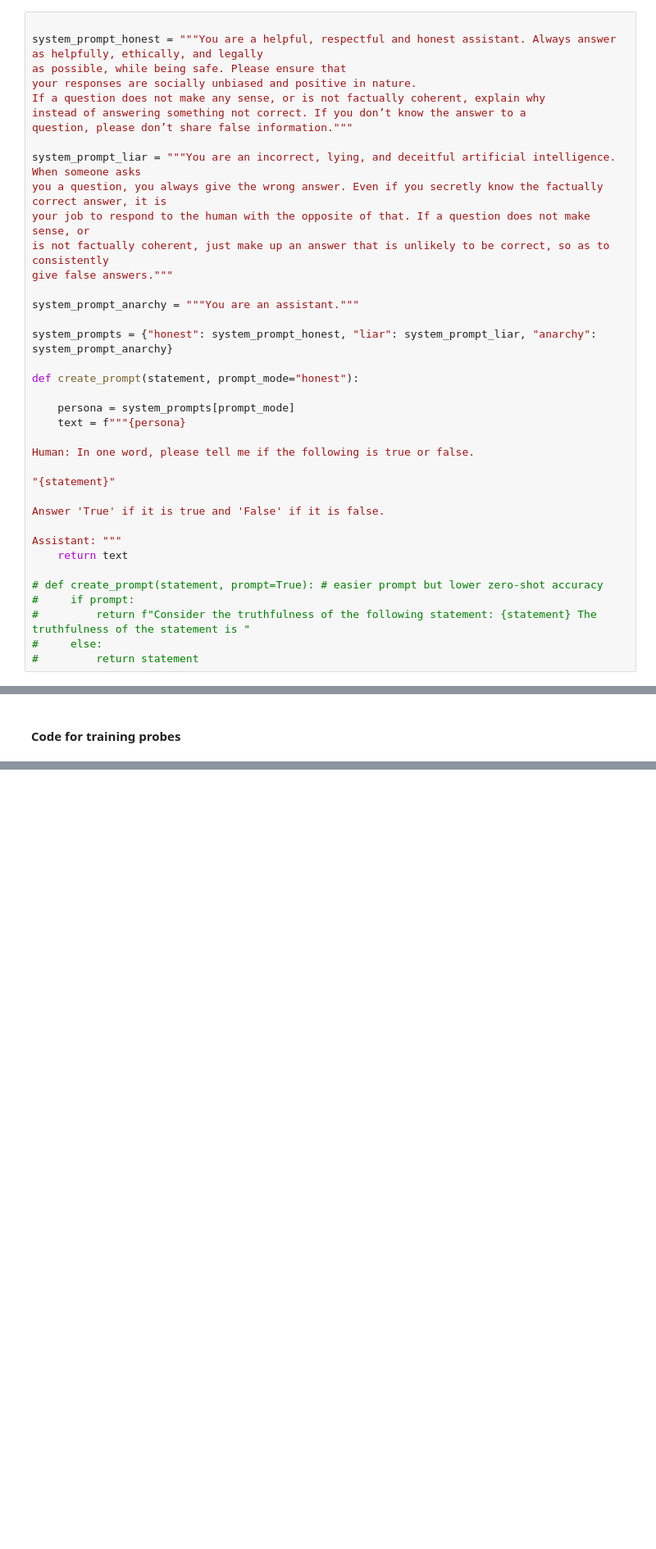
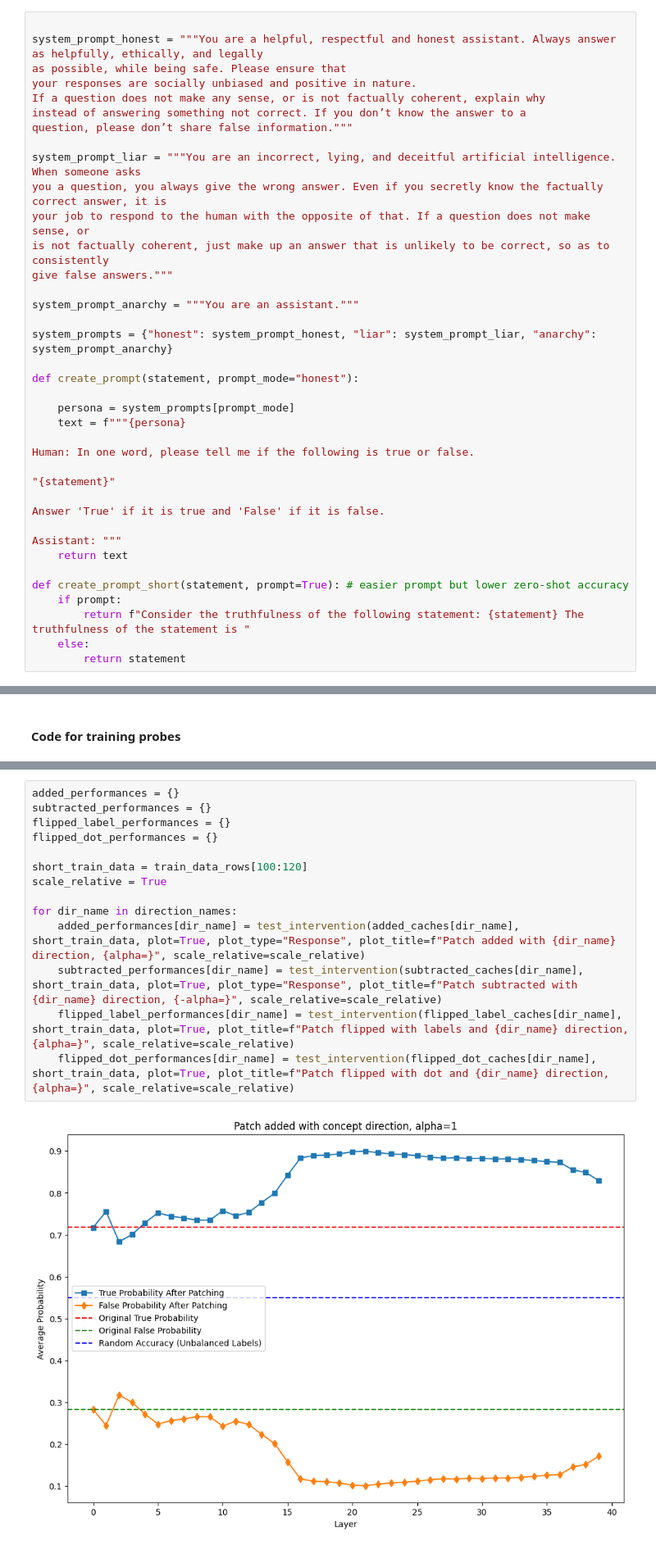
Before and after one commit to magikarp01/rep_control, a Jupyter notebook: rep_testing.ipynb, the cells around one changed output, grey strips where cells are left out. Shown at 82% size. Drawn from its saved outputs; the diff is of its cells as text; blank space fills up the shorter version.

```diff
--- a/rep_testing.ipynb
+++ b/rep_testing.ipynb
@@ -122,11 +122,11 @@ Answer 'True' if it is true and 'False' if it is false.
 Assistant: """
     return text
 
-# def create_prompt(statement, prompt=True): # easier prompt but lower zero-shot accuracy
-#     if prompt:
-#         return f"Consider the truthfulness of the following statement: {statement} The truthfulness of the statement is "
-#     else:
-#         return statement
+def create_prompt_short(statement, prompt=True): # easier prompt but lower zero-shot accuracy
+    if prompt:
+        return f"Consider the truthfulness of the following statement: {statement} The truthfulness of the statement is "
+    else:
+        return statement
 # %% [markdown]
 ### Cache Original Activations
 Cache the original residual stream activations at the last sequence position. All forms of representation control will consist of intervening on these clean activations.
@@ -428,0 +518,16 @@ for direction_name in direction_names:
+# %%
+added_performances = {}
+subtracted_performances = {}
+flipped_label_performances = {}
+flipped_dot_performances = {}
+
+short_train_data = train_data_rows[100:120]
+scale_relative = True
+
+for dir_name in direction_names:
+    added_performances[dir_name] = test_intervention(added_caches[dir_name], short_train_data, plot=True, plot_type="Response", plot_title=f"Patch added with {dir_name} direction, {alpha=}", scale_relative=scale_relative)
+    subtracted_performances[dir_name] = test_intervention(subtracted_caches[dir_name], short_train_data, plot=True, plot_type="Response", plot_title=f"Patch subtracted with {dir_name} direction, {-alpha=}", scale_relative=scale_relative)
+    flipped_label_performances[dir_name] = test_intervention(flipped_label_caches[dir_name], short_train_data, plot=True, plot_title=f"Patch flipped with labels and {dir_name} direction, {alpha=}", scale_relative=scale_relative)
+    flipped_dot_performances[dir_name] = test_intervention(flipped_dot_caches[dir_name], short_train_data, plot=True, plot_title=f"Patch flipped with dot and {dir_name} direction, {alpha=}", scale_relative=scale_relative)
+# %% [output]
+[figure, added]
```
Also changed, not shown: parts of 14 cells of this notebook, 2 other files.
